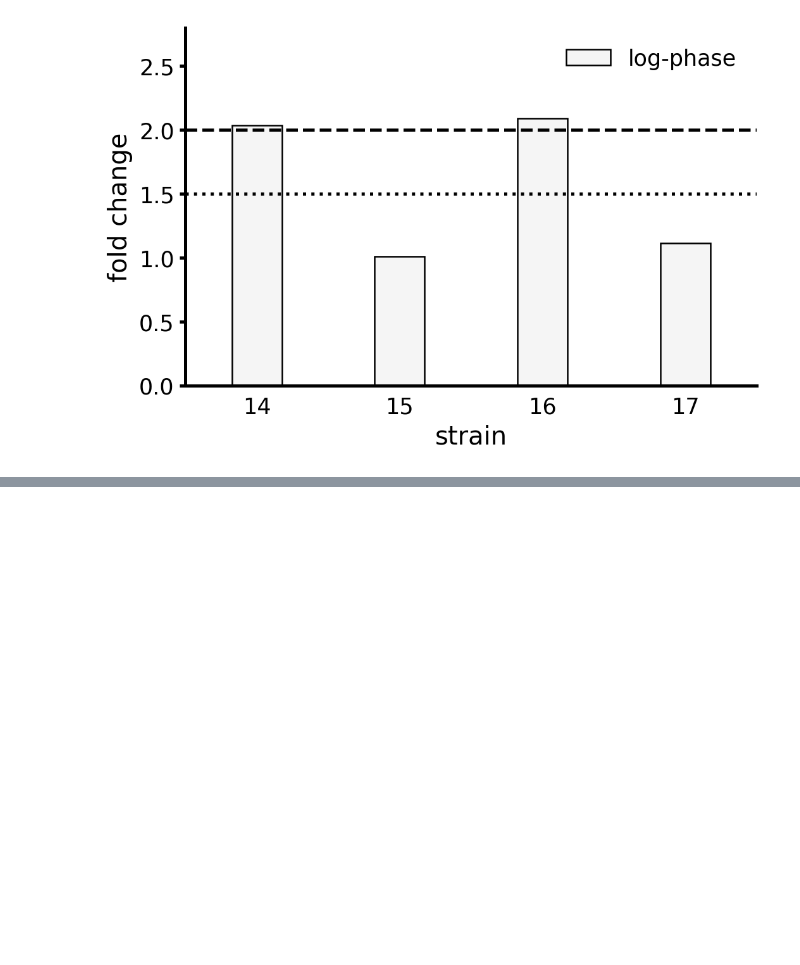
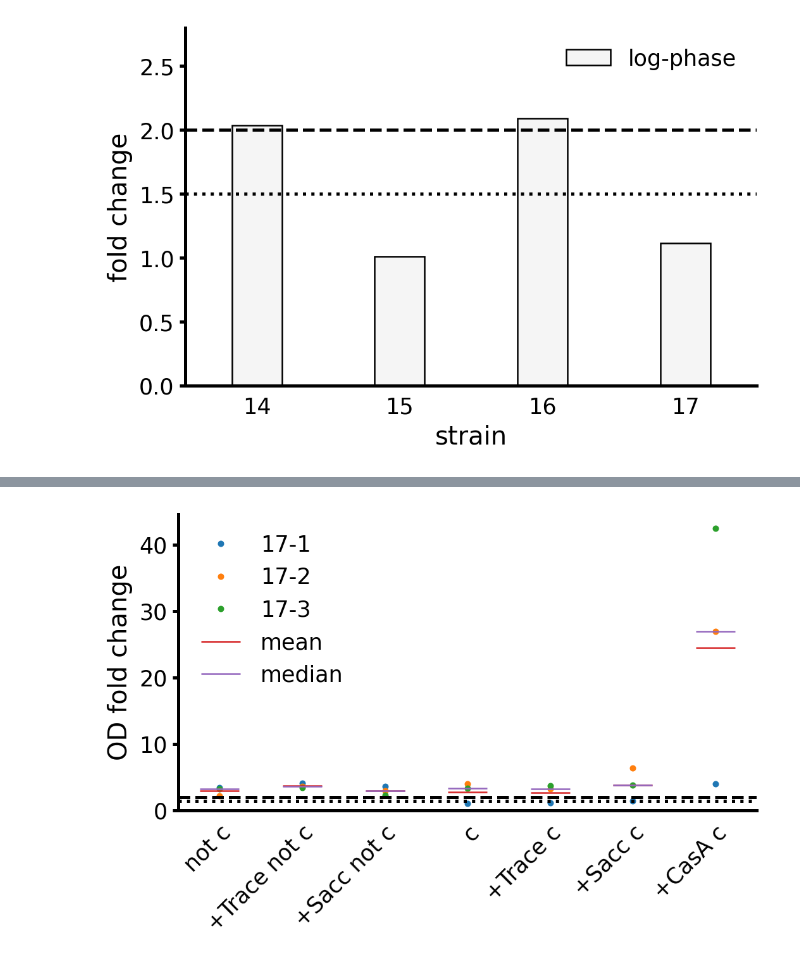
Before and after one commit to draeger-lab/C_striatum_wetlab, a Jupyter notebook: growth_binary/growth_binary.ipynb, the cells around one changed output, grey strips where cells are left out. Cells and saved outputs as stored; diff of their text form; code cells hidden in the pictures; blank space fills up the shorter version.

Commit message:
new data on binary growth #6

```diff
--- a/growth_binary/growth_binary.ipynb
+++ b/growth_binary/growth_binary.ipynb
@@ -227,0 +230,4 @@ for modus in ['-0dot2', '-0dot4']:
+# %%
+wide = pd.read_csv('growth_binary_results/CGXII_230117.csv')
+strain = '17'
+wide
@@ -227,0 +243,31 @@ for modus in ['-0dot2', '-0dot4']:
+# %%
+fig, ax = plt.subplots()
+exp_0 = wide[[strain +'-0-1', strain +'-0-2', strain +'-0-3']].dropna()
+exp_24 = wide[[strain +'-24-1', strain +'-24-2', strain +'-24-3']].dropna()
+exp_0 = exp_0.rename({strain +'-0-1': strain + '-1',
+                    strain +'-0-2': strain + '-2',
+                    strain +'-0-3': strain + '-3'}, axis=1)
+exp_24 = exp_24.rename({strain +'-24-1': strain + '-1',
+                    strain +'-24-2': strain + '-2',
+                    strain +'-24-3': strain + '-3'}, axis=1)
+exp_fold = exp_24.div(exp_0)
+exp_fold['short'] = wide[['short']]
+exp_fold['mean'] = exp_fold.mean(axis=1)
+exp_fold['median'] = exp_fold.drop('mean', axis=1).median(axis=1)
+err = exp_fold.drop(['mean','median'], axis=1).std(axis=1)
+exp_fold.drop(['mean','median'], axis=1).plot(ax=ax,style='.')
+exp_fold[['mean','median']].plot(ax=ax,style="_",ms=25)
+exp_fold.plot.bar('short','mean',color='white', rot=0, edgecolor='white', legend=False, ax=ax)
+#plt.errorbar(exp_fold['short'],exp_fold['mean'], color='k', yerr=err, fmt='none')
+ax.set_zorder(1)
+plt.xticks(rotation=45, ha='right', rotation_mode='anchor')
+plt.axhline(2, linestyle='dashed', color='k')
+plt.axhline(1.5, linestyle=':', color='k')
+plt.ylabel(r'OD fold change')
+plt.xlabel('')
+#ax.set_ylim((0,10.5))
+plt.tick_params(bottom=False)
+plt.tight_layout()
+plt.savefig('growth_binary_figures/special_screening/CGXII_'+ strain + '_230117.png')
+# %% [output]
+[figure, added]
```
Also changed, not shown: parts of 2 cells of this notebook, 29 other files.
